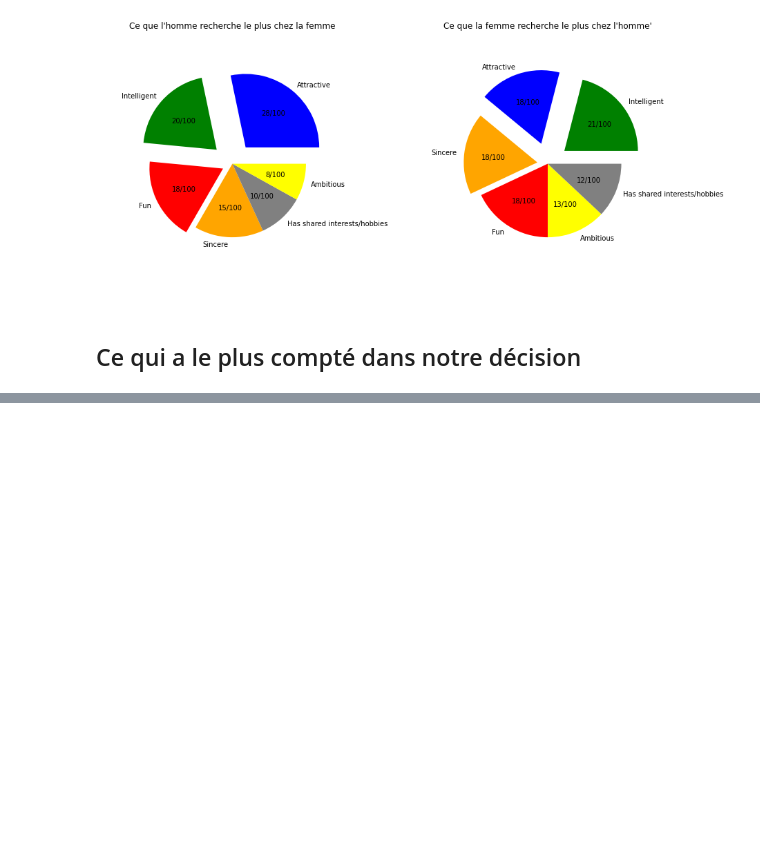
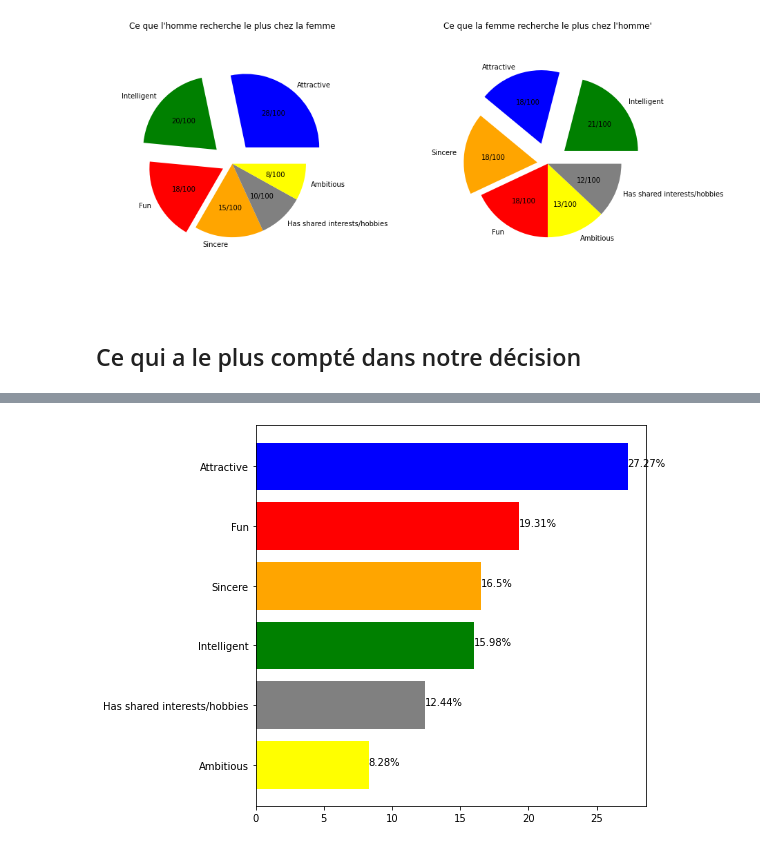
Before and after one commit to jralaizanaka/Data-Science-Projects-Porfolio, a Jupyter notebook: Présentation_du_projet_Speed_Dating.ipynb, the cells around one changed output, grey strips where cells are left out. Saved outputs shown, nothing was run; the diff lists cells and outputs as text; code cells hidden in the pictures; blank space fills up the shorter version.

```diff
--- a/Présentation_du_projet_Speed_Dating.ipynb
+++ b/Présentation_du_projet_Speed_Dating.ipynb
@@ -379,0 +393,14 @@ f_decision=['Attractive',
+# %%
+# ce qui a le plus compté chez la femme
+plt.figure(figsize=(7,7))
+
+labels = df3.Label
+sizes = df3.Note
+plt.barh(df3.Label,df3.Note,color=df3.Color)
+
+for i in range(len(h_decision)):
+    plt.text(df3.Note[i], df3.Label[i],'{}%'.format(df3.Note[i]))
+
+plt.show()
+# %% [output]
+[figure, added]
```
Also changed, not shown: parts of 6 cells of this notebook.
